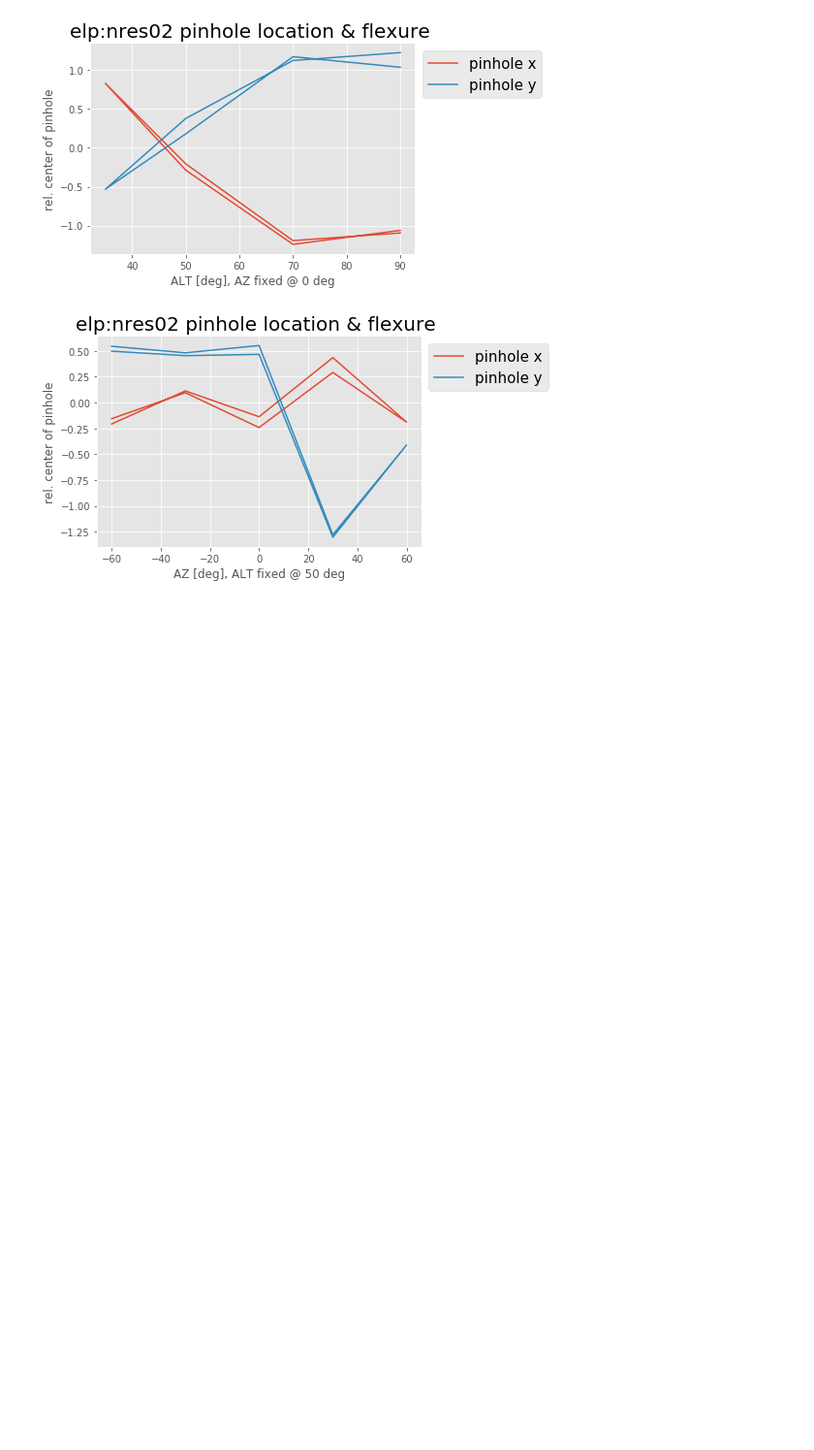
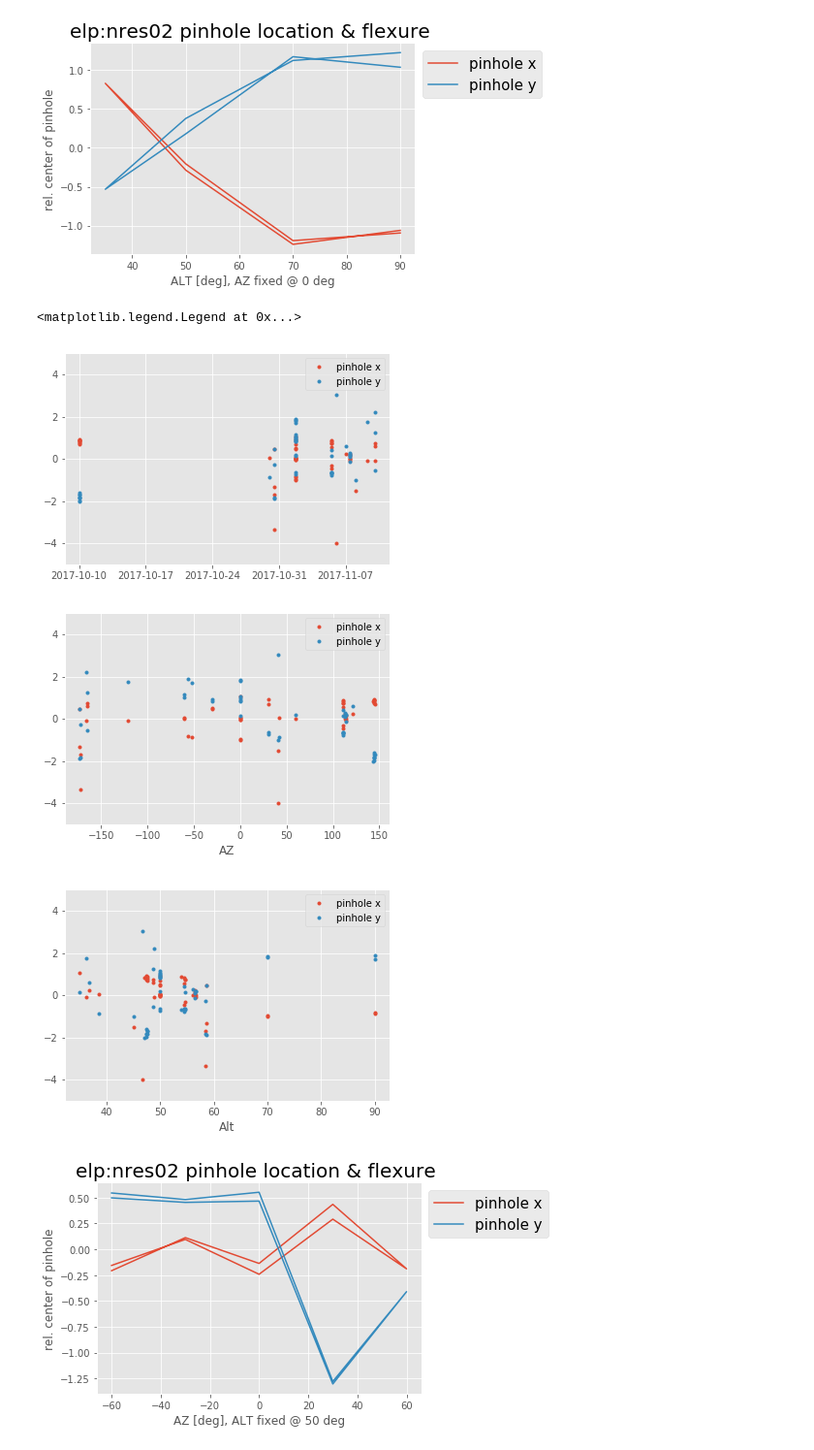
Before and after one commit to drhaz/lco_nresAnalysis, a Jupyter notebook: flatStability/FlatFieldThroughputStability.ipynb, the cells around one changed output. Shown: that part at 97% size. Cells and saved outputs as stored; diff of their text form; code cells hidden in the pictures; blank space fills up the shorter version.

Commit message:
tracing pinhole movement in selected images at elp

```diff
--- a/flatStability/FlatFieldThroughputStability.ipynb
+++ b/flatStability/FlatFieldThroughputStability.ipynb
@@ -354,6 +389,38 @@ plt.savefig ("nres_elp_flexure_ALT.png", box_extra_artists=(lgd,), bbox_inches="
 # %% [output]
 [figure]
 [figure]
+# %%
+# Image flexure - craw thourgh list of good images
+
+images,alts,az,xs,ys, dos = findPinHoleFromIndexFile('elppinholeimages.dat')
+# %%
+index = (np.isfinite(xs)) & np.isfinite (ys)
+
+
+plt.figure()
+plt.plot (dos[index], xs[index] - np.nanmean (xs), '.', label="pinhole x")
+plt.plot (dos[index], ys[index] - np.nanmean (ys), '.', label="pinhole y")
+plt.ylim([-5,5])
+plt.legend()
+
+plt.figure()
+plt.plot (az[index], xs[index] - np.nanmean (xs), '.', label="pinhole x")
+plt.plot (az[index], ys[index] - np.nanmean (ys), '.', label="pinhole y")
+plt.ylim([-5,5])
+plt.xlabel ("AZ")
+plt.legend()
+
+plt.figure()
+plt.plot (alts[index], xs[index] - np.nanmean (xs), '.', label="pinhole x")
+plt.plot (alts[index], ys[index] - np.nanmean (ys), '.', label="pinhole y")
+plt.ylim([-5,5])
+plt.xlabel ("Alt")
+plt.legend()
+# %% [output]
+<matplotlib.legend.Legend at 0x...>
+[figure, added]
+[figure, added]
+[figure, added]
 # %%
 # Flexure analysis from experiemnt at elp:ak04 Nov 1 2017; manual eyeballing of pinhole location
 data = np.genfromtxt ('elpflex.txt', unpack=True)
```
Also changed, not shown: parts of 1 cell of this notebook, 1 other file.
